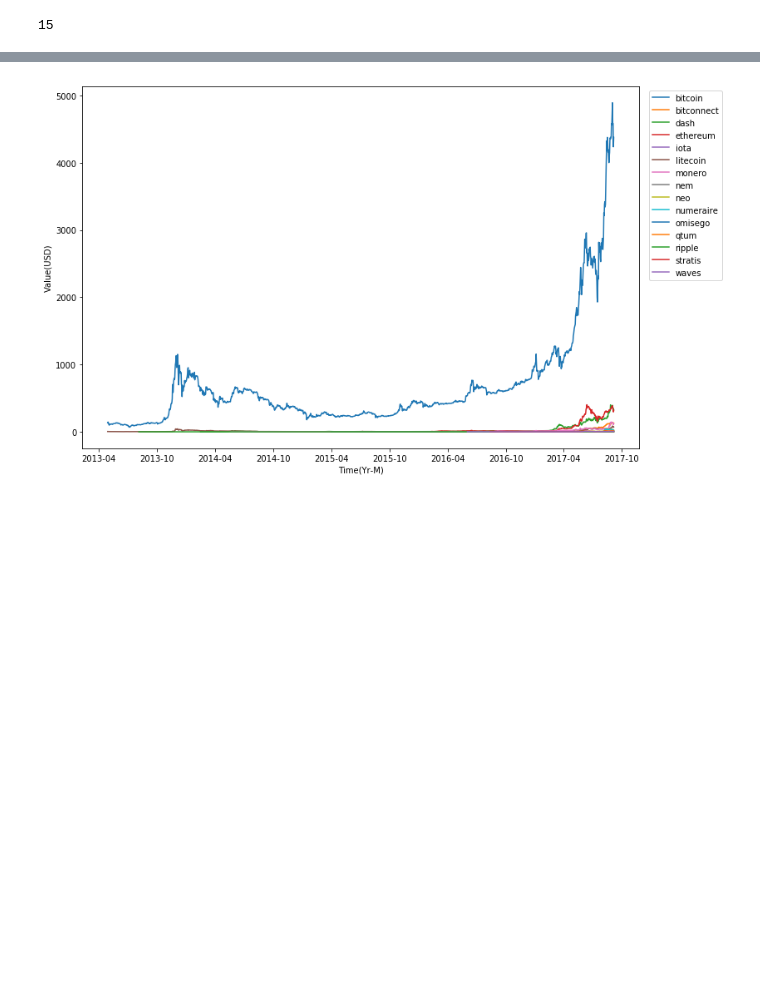
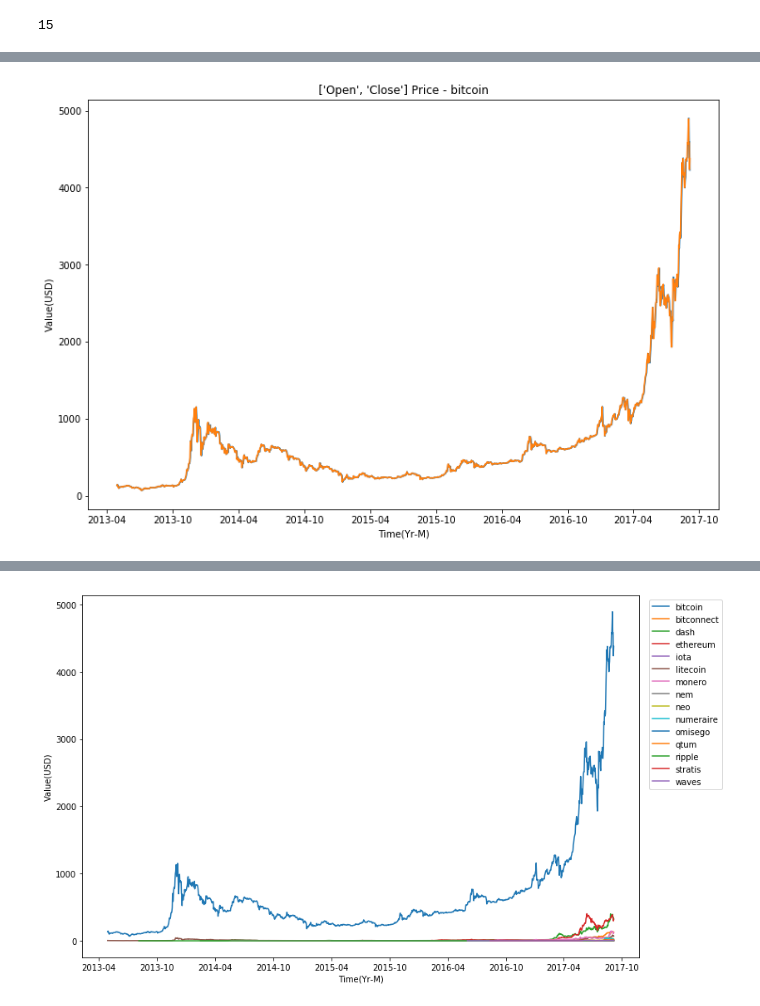
Before and after one commit to ninoxcello/mscs710-project, a Jupyter notebook: src/data_exploration.ipynb, the cells around one changed output, grey strips where cells are left out. Saved outputs shown, nothing was run; the diff lists cells and outputs as text; code cells hidden in the pictures; blank space fills up the shorter version.

```diff
--- a/src/data_exploration.ipynb
+++ b/src/data_exploration.ipynb
@@ -96,0 +127,6 @@ for feature in btc_ohlc:
+# %%
+# User select currency of interest for visualization
+coin_type = 'bitcoin'
+coin_feat = ['Open', 'Close']
+
+currencies[coin_type].head()
@@ -96,0 +141,11 @@ for feature in btc_ohlc:
+# %%
+## Need to implement type validation checking mech
+
+plt.plot(currencies[coin_type][coin_feat])
+plt.legend(bbox_to_anchor=(1.01, 1))
+plt.xlabel('Time(Yr-M)')
+plt.ylabel('Value(USD)')
+plt.title('{} Price - {}'.format(coin_feat, coin_type))
+plt.show()
+# %% [output]
+[figure, added]
```
Also changed, not shown: parts of 12 cells of this notebook, 30 other files.
